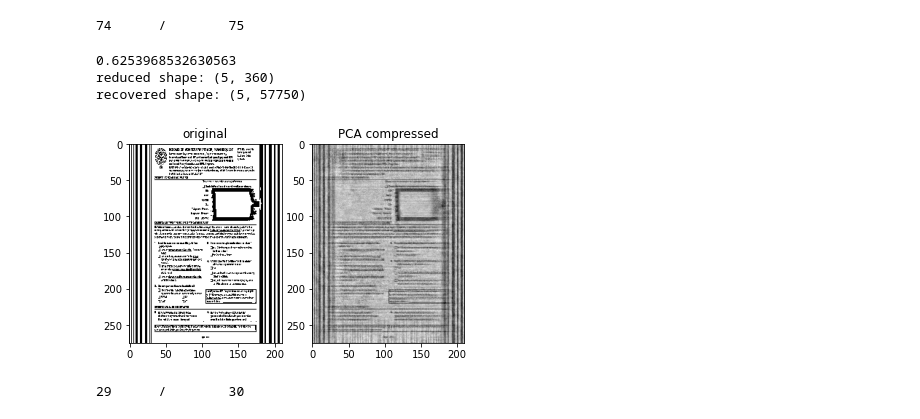
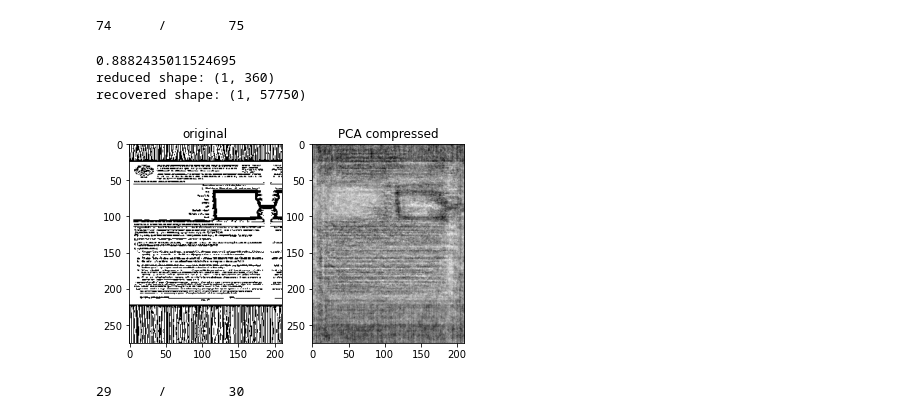
Before and after one commit to PatrickTyBrown/document_classification, a Jupyter notebook: dimensionality_reduction.ipynb, the cells around one changed output. Saved outputs shown, nothing was run; the diff lists cells and outputs as text; code cells hidden in the pictures.

```diff
--- a/dimensionality_reduction.ipynb
+++ b/dimensionality_reduction.ipynb
@@ -9,6 +9,6 @@ import pickle
 # %% [markdown]
 ### Memmap data
 # %%
-arr = np.memmap('image_data_raw.npy',mode='r', shape = (150000,275*210))
+arr = np.memmap('data_full/test_binary_data.npy',mode='r', shape = (50000,275*210))
 arr.shape
 # %% [output]
@@ -104,27 +104,27 @@ for i in range(0, n//chunk_size):
 # %%
 print(np.cumsum(pca.explained_variance_ratio_).max())
 idx = random.randint(0, arr.shape[0])
-x = arr[idx:idx+5]
+x = [arr[idx]]
 x1 = pca.transform(x)
 x2 = pca.inverse_transform(x1)
 print("reduced shape: " + str(x1.shape))
 print("recovered shape: " + str(x2.shape))
 import matplotlib.pyplot as plt
 
 f = plt.figure()
 f.add_subplot(1,2, 1)
 plt.title("original")
 plt.imshow(x[0].reshape((275,210)), cmap='gray')
 f.add_subplot(1,2, 2)
 
 plt.title("PCA compressed")
 plt.imshow(x2[0].reshape((275,210)), cmap='gray')
 plt.show(block=True)
 # %% [output]
-0.6253968532630563
-reduced shape: (5, 360)
-recovered shape: (5, 57750)
+0.8882435011524695
+reduced shape: (1, 360)
+recovered shape: (1, 57750)
-[figure, old version]
+[figure, new version]
 # %%
 import pickle
 
```
Also changed, not shown: parts of 2 cells of this notebook.
